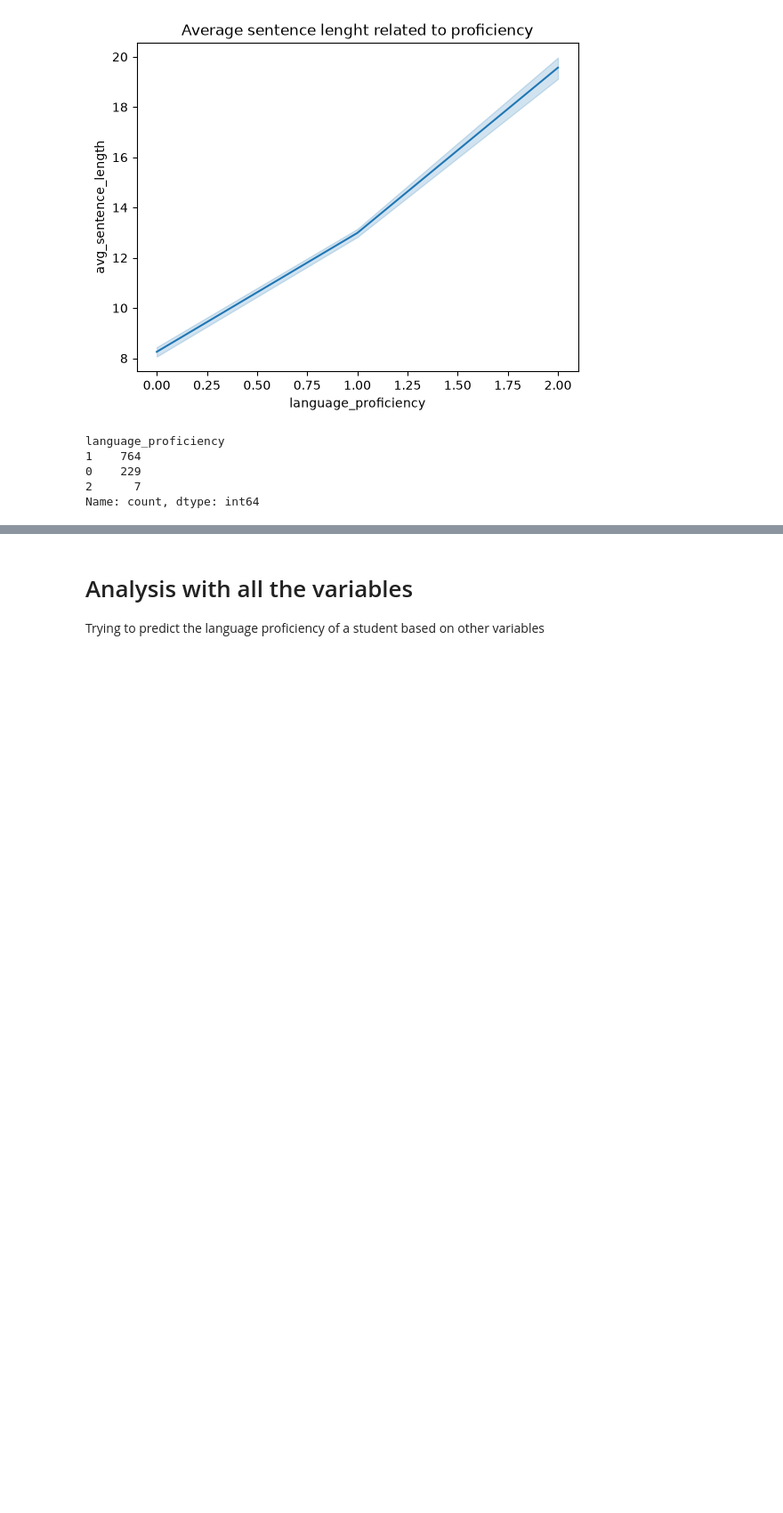
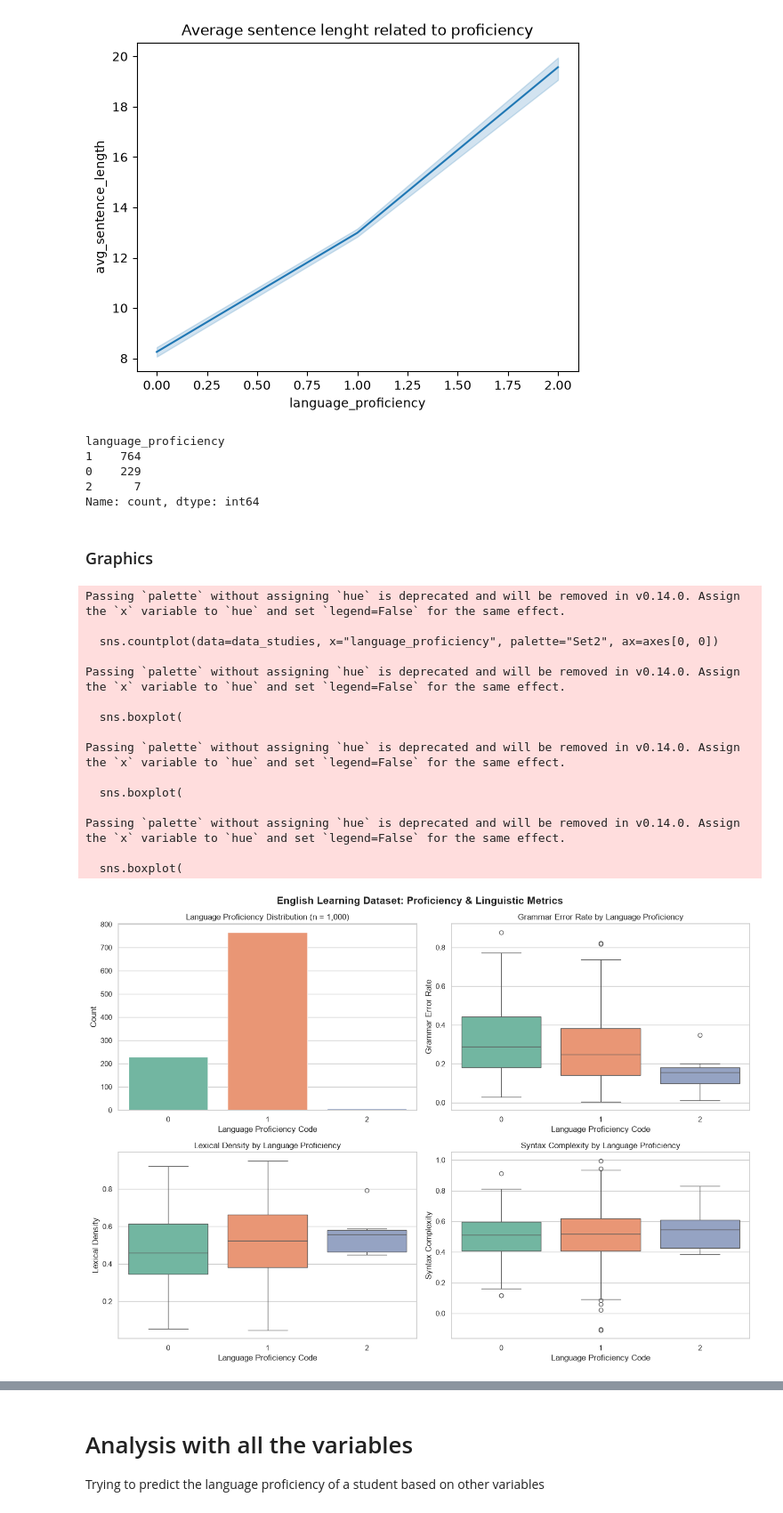
Before and after one commit to miguelestradam3/language_proficiency_classification, a Jupyter notebook: main.ipynb, the cells around one changed output, grey strips where cells are left out. Shown at 89% size. Drawn from its saved outputs; the diff is of its cells as text; code cells hidden in the pictures; blank space fills up the shorter version.

```diff
--- a/main.ipynb
+++ b/main.ipynb
@@ -86,3 +80,5 @@ language_proficiency
 0    229
 2      7
 Name: count, dtype: int64
+# %% [markdown]
+### Graphics
@@ -88,0 +87,66 @@ Name: count, dtype: int64
+# %%
+# 2. Proficiency distribution + key linguistic metrics
+fig, axes = plt.subplots(2, 2, figsize=(14, 10))
+fig.suptitle(
+    "English Learning Dataset: Proficiency & Linguistic Metrics",
+    fontsize=15,
+    fontweight="bold",
+)
+
+sns.countplot(data=data_studies, x="language_proficiency", palette="Set2", ax=axes[0, 0])
+axes[0, 0].set_title("Language Proficiency Distribution (n = 1,000)")
+axes[0, 0].set_xlabel("Language Proficiency Code")
+axes[0, 0].set_ylabel("Count")
+
+sns.boxplot(
+    data=data_studies,
+    x="language_proficiency",
+    y="grammar_error_rate",
+    palette="Set2",
+    ax=axes[0, 1],
+)
+axes[0, 1].set_title("Grammar Error Rate by Language Proficiency")
+axes[0, 1].set_xlabel("Language Proficiency Code")
+axes[0, 1].set_ylabel("Grammar Error Rate")
+
+sns.boxplot(
+    data=data_studies,
+    x="language_proficiency",
+    y="lexical_density",
+    palette="Set2",
+    ax=axes[1, 0],
+)
+axes[1, 0].set_title("Lexical Density by Language Proficiency")
+axes[1, 0].set_xlabel("Language Proficiency Code")
+axes[1, 0].set_ylabel("Lexical Density")
+
+sns.boxplot(
+    data=data_studies,
+    x="language_proficiency",
+    y="syntax_complexity",
+    palette="Set2",
+    ax=axes[1, 1],
+)
+axes[1, 1].set_title("Syntax Complexity by Language Proficiency")
+axes[1, 1].set_xlabel("Language Proficiency Code")
+axes[1, 1].set_ylabel("Syntax Complexity")
+
+plt.tight_layout()
+plt.show()
+# %% [output]
+Passing `palette` without assigning `hue` is deprecated and will be removed in v0.14.0. Assign the `x` variable to `hue` and set `legend=False` for the same effect.
+
+  sns.countplot(data=data_studies, x="language_proficiency", palette="Set2", ax=axes[0, 0])
+
+Passing `palette` without assigning `hue` is deprecated and will be removed in v0.14.0. Assign the `x` variable to `hue` and set `legend=False` for the same effect.
+
+  sns.boxplot(
+
+Passing `palette` without assigning `hue` is deprecated and will be removed in v0.14.0. Assign the `x` variable to `hue` and set `legend=False` for the same effect.
+
+  sns.boxplot(
+
+Passing `palette` without assigning `hue` is deprecated and will be removed in v0.14.0. Assign the `x` variable to `hue` and set `legend=False` for the same effect.
+
+  sns.boxplot(
+[figure, added]
```
Also changed, not shown: parts of 12 cells of this notebook.
